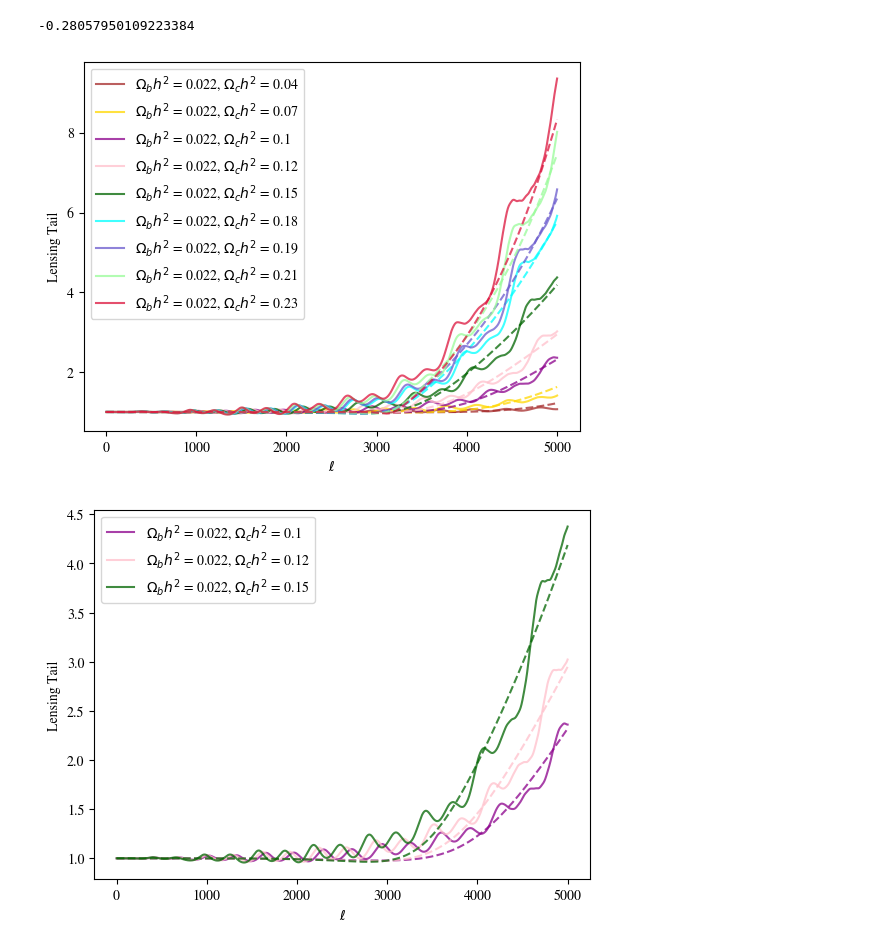
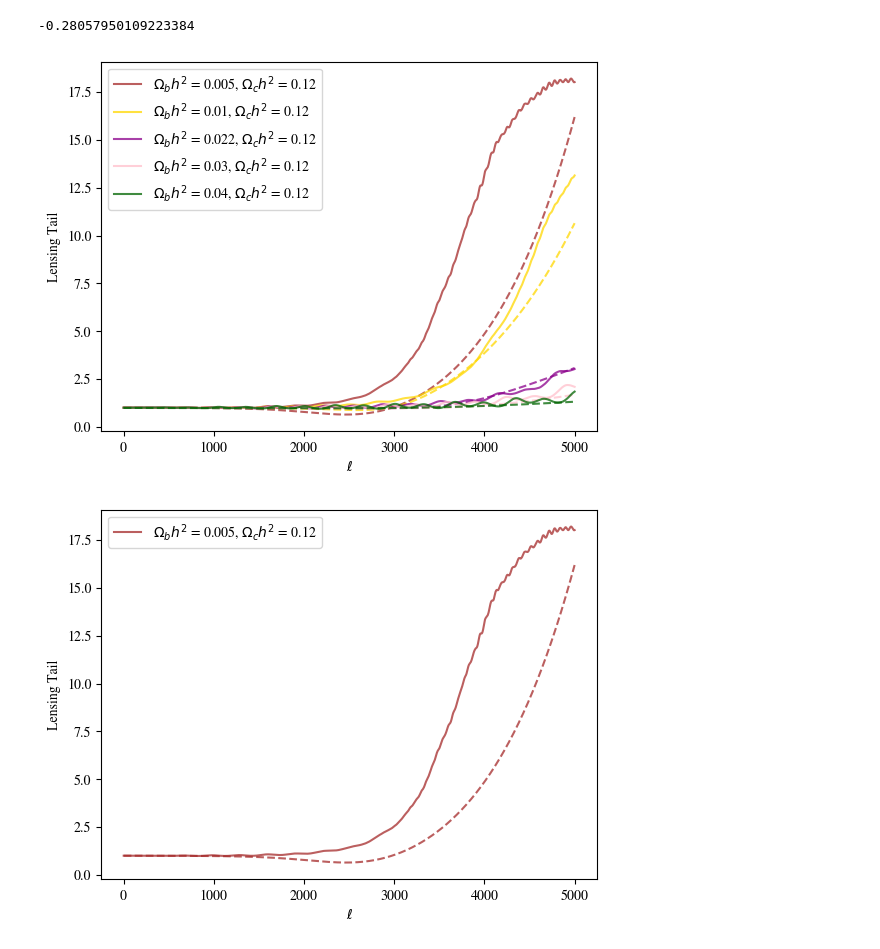
Before and after one commit to flapbat/cmb_lensing_tail, a Jupyter notebook: lin_reg_ommh2/linear_regression.ipynb, the cells around one changed output. Cells and saved outputs as stored; diff of their text form; code cells hidden in the pictures.

Commit message:
ombh2 and as analysis start

```diff
--- a/lin_reg_ommh2/linear_regression.ipynb
+++ b/lin_reg_ommh2/linear_regression.ipynb
@@ -19,6 +19,9 @@ def get_lensing_camb(omb, omc):
 # %%
 ombs = [0.022, 0.022, 0.022, 0.022, 0.022, 0.022, 0.022, 0.022, 0.022]
 omcs = [0.04,0.07, 0.1, 0.12, 0.15, 0.18, 0.19, 0.21, 0.23]
+
+ombs = [0.005, 0.01, 0.022, 0.03, 0.04]
+omcs = [0.12,0.12, 0.12, 0.12,0.12]
 
 #ombs = [0.02, 0.022, 0.022]
 #omcs = [0.1, 0.1, 0.12]
@@ -63,14 +66,14 @@ def og_fit(ell, ombh2, omch2):
 # %%
 def lensing_tail_fit(ell, ombh2, omch2):
     x2 = (ombh2 + omch2)/(fid_omch2 + fid_ombh2) - 1
-    x1 = ombh2/fid_ombh2
+    x1 = ombh2/fid_ombh2 -1
 
-    beta_1 = 0.6838 * (1 + -0.14316  * x2  + 0.21621 * x2**2)
-    beta_2 = 2803.1562 * (1 + -0.1925  * x2 + 0.33984  * x2**2)
+    beta_1 = 0.6838 * (1 + -0.14316  * x2  + 0.21621 * x2**2 + 0.41445233 * x1 + 0.6839582  * x1**2)
+    beta_2 = 2803.1562 * (1 + -0.1925  * x2 + 0.33984  * x2**2 + 0.29293775 * x1 + 0.34369355 * x1 **2)
 
-    beta_3 = 3752.098 * (1 + -0.49117 * x2 + 0.3637 * x2**2)
-    beta_4 = 407.009 * (1 + -0.879 * x2 + -0.3132 *x2**2)
-    alpha = 2.5867 *(1 + 0.7702 * x2 + 0.3882 * x2 **2)
+    beta_3 = 3752.098 * (1 + -0.49117 * x2 + 0.3637 * x2**2 + 0.367123   * x1 +-0.24356314 * x1**2)
+    beta_4 = 407.009 * (1 + -0.879 * x2 + -0.3132 *x2**2 + 1.03548909 * x1 +0.92004413  * x1**2)
+    alpha = 2.5867 *(1 + 0.7702 * x2 + 0.3882 * x2 **2 + -1.24911319 * x1 + 0.31947102  * x1**2)
 
     sigm = (1 + np.exp(-(ell-beta_3)/beta_4))**(-1)
 
@@ -84,20 +87,20 @@ lensings_fit = [lensing_tail_fit(ells, ombs[i], omcs[i]) for i in range(n)]
 # %%
 color_key = ["brown","gold","darkmagenta", "pink", "darkgreen", "aqua", "slateblue", "palegreen", "crimson", "blue", "lime"]
 for i in range(n):
     plt.plot(ells, lensings_fit[i], color = color_key[i], linestyle = "dashed", alpha = 0.75)
     plt.plot(ells, lensings_camb[i], color = color_key[i], label = label_key[i], alpha = 0.75)
 plt.xlabel("$\\ell$")
 plt.ylabel("Lensing Tail")
 #plt.ylim(0.9,3)
 plt.legend()
 plt.show()
-for i in [2,3,4]:
+for i in [0]:
     plt.plot(ells, lensings_fit[i], color = color_key[i], linestyle = "dashed", alpha = 0.75)
     plt.plot(ells, lensings_camb[i], color = color_key[i], label = label_key[i], alpha = 0.75)
 plt.legend()
 plt.xlabel("$\\ell$")
 plt.ylabel("Lensing Tail")
 plt.show()
 # %% [output]
-[figure, old version]
+[figure, new version]
-[figure, old version]
+[figure, new version]
```
Also changed, not shown: 15 other files.
